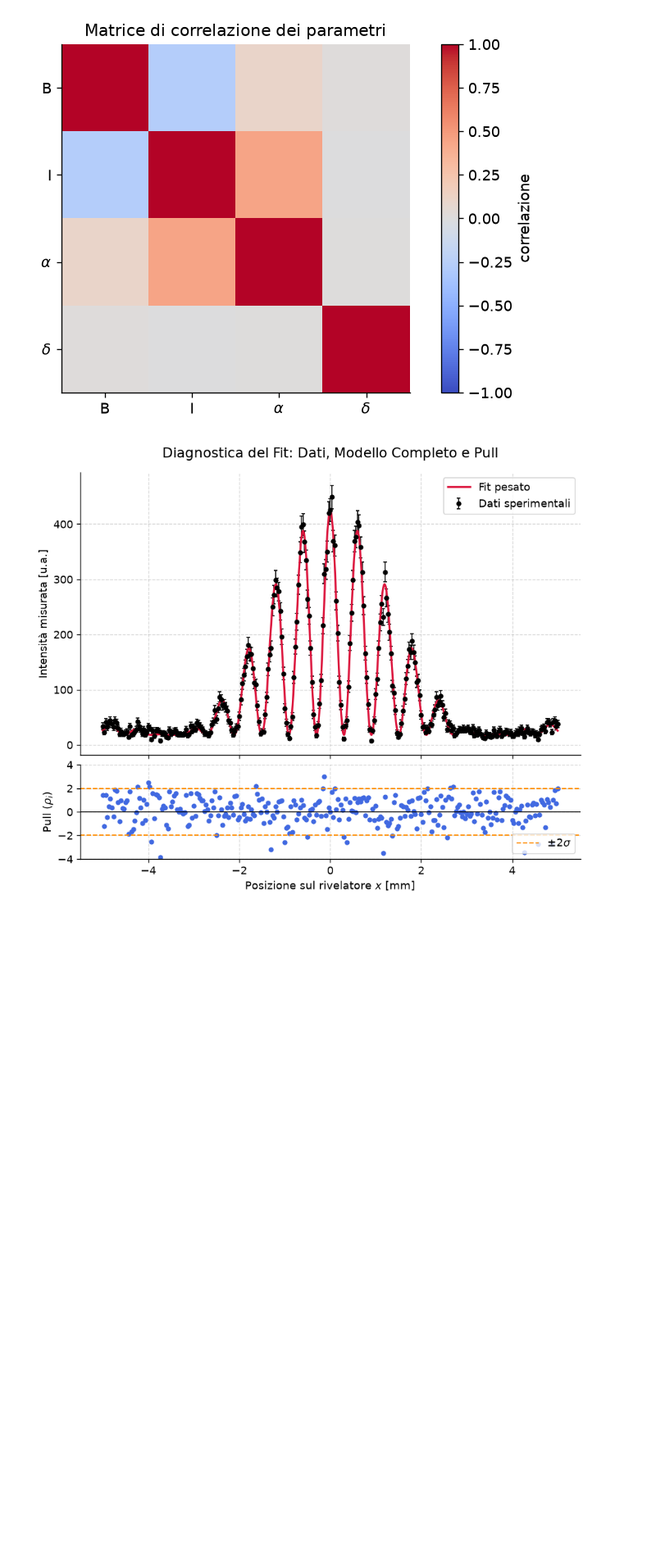
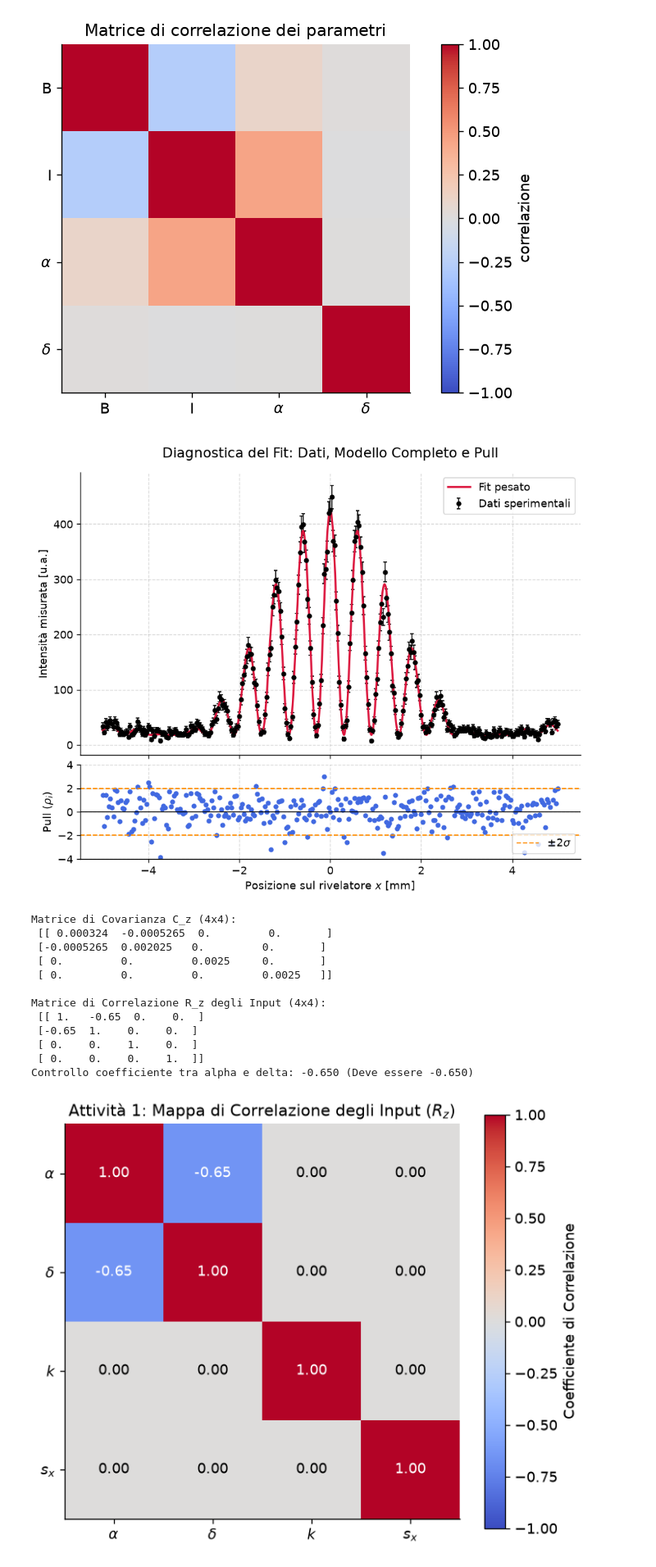
Before and after one commit to tambu-cpu/lab2, a Jupyter notebook: lab2.ipynb, the cells around one changed output. Shown at 82% size. Saved outputs shown, nothing was run; the diff lists cells and outputs as text; code cells hidden in the pictures; blank space fills up the shorter version.

```diff
--- a/lab2.ipynb
+++ b/lab2.ipynb
@@ -205,7 +205,7 @@ print(B_0,I_0)
 lower = [0.0,0.0,0.10,1.0]
 upper = [np.inf, np.inf, 3.0, 12.0]
 
-delta_0 = 5.0
+delta_0 = 5
 alpha_0 = 1
 popt, pcov = curve_fit(
     mu, x, y,
@@ -287,3 +287,69 @@ ax_bottom.legend(loc='lower right', frameon=True)
 plt.show()
 # %% [output]
 [figure]
+# %%
+import numpy as np
+import matplotlib.pyplot as plt
+
+alpha_fit = 0.910
+u_alpha = 0.018
+delta_fit = 5.180
+u_delta = 0.045
+rho_alpha_delta = -0.65
+
+k = 1.0
+u_k = 0.05
+Sx = 1.0
+u_Sx = 0.05
+
+z = np.array([alpha_fit, delta_fit, k, Sx])
+
+cov_alpha_delta = rho_alpha_delta * u_alpha * u_delta
+C_blocco_fit = np.array([
+    [u_alpha**2, cov_alpha_delta],
+    [cov_alpha_delta, u_delta**2]
+])
+
+C_z = np.zeros((4, 4))
+C_z[0:2, 0:2] = C_blocco_fit
+C_z[2, 2] = u_k**2
+C_z[3, 3] = u_Sx**2
+
+print("Matrice di Covarianza C_z (4x4):\n", C_z)
+
+errori_input = np.sqrt(np.diag(C_z))
+R_z = C_z / np.outer(errori_input, errori_input)
+
+print("\nMatrice di Correlazione R_z degli Input (4x4):\n", R_z)
+print(f"Controllo coefficiente tra alpha e delta: {R_z[0, 1]:.3f} (Deve essere -0.650)")
+
+plt.figure(figsize=(6, 5))
+plt.imshow(R_z, vmin=-1, vmax=1, cmap="coolwarm")
+plt.colorbar(label="Coefficiente di Correlazione")
+
+etichette_z = [r'$\alpha$', r'$\delta$', '$k$', '$s_x$']
+
+for i in range(4):
+    for j in range(4):
+        plt.text(j, i, f"{R_z[i, j]:.2f}", ha="center", va="center",
+                 color="white" if abs(R_z[i, j]) > 0.5 else "black")
+
+plt.xticks(range(4), etichette_z)
+plt.yticks(range(4), etichette_z)
+plt.title("Attività 1: Mappa di Correlazione degli Input ($R_z$)")
+plt.tight_layout()
+plt.show()
+# %% [output]
+Matrice di Covarianza C_z (4x4):
+ [[ 0.000324  -0.0005265  0.         0.       ]
+ [-0.0005265  0.002025   0.         0.       ]
+ [ 0.         0.         0.0025     0.       ]
+ [ 0.         0.         0.         0.0025   ]]
+
+Matrice di Correlazione R_z degli Input (4x4):
+ [[ 1.   -0.65  0.    0.  ]
+ [-0.65  1.    0.    0.  ]
+ [ 0.    0.    1.    0.  ]
+ [ 0.    0.    0.    1.  ]]
+Controllo coefficiente tra alpha e delta: -0.650 (Deve essere -0.650)
+[figure, added]
```
Also changed, not shown: parts of 5 cells of this notebook.
